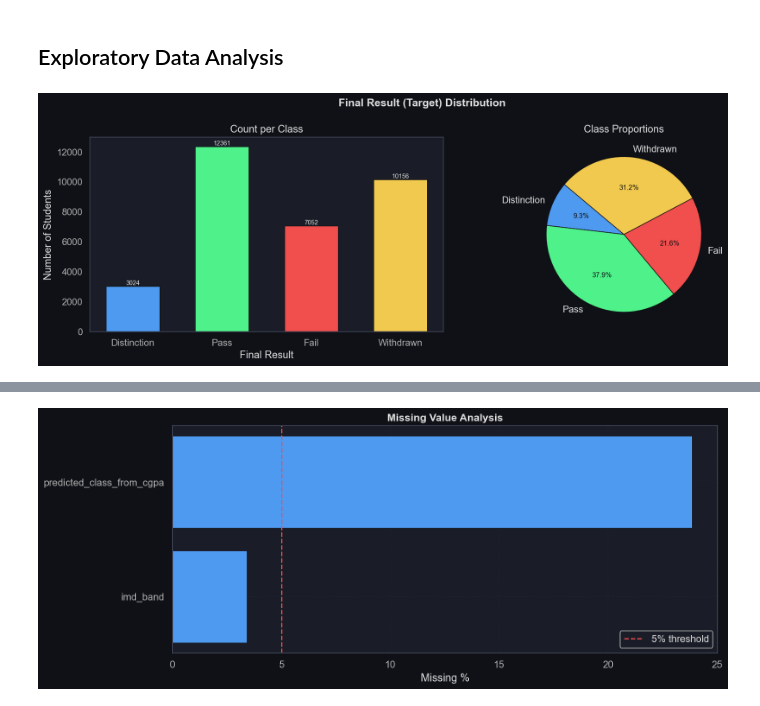
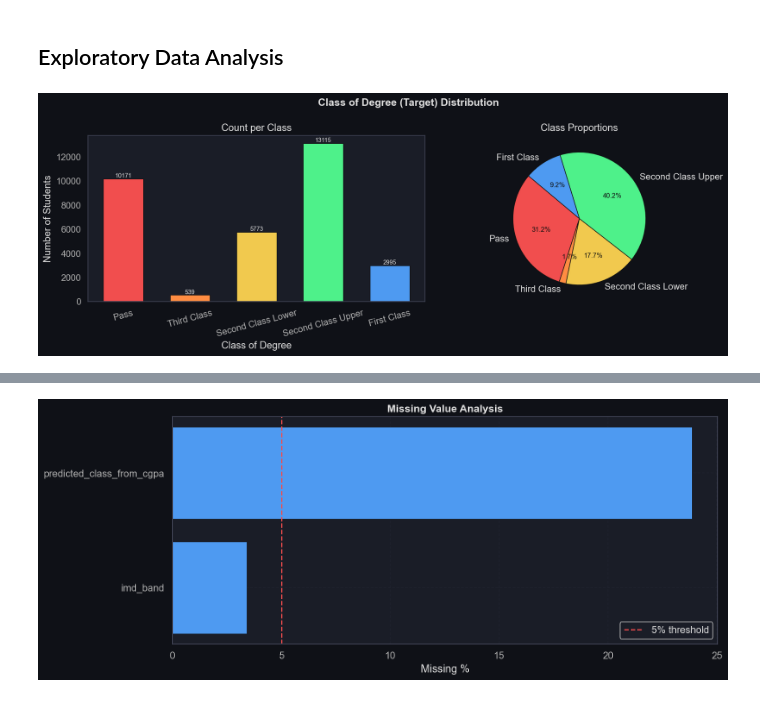
Before and after one commit to Gabriel-Yashim/Degree-Class-Prediction, a Jupyter notebook: implementation.ipynb, the cells around one changed output, grey strips where cells are left out. Saved outputs shown, nothing was run; the diff lists cells and outputs as text; code cells hidden in the pictures.

```diff
--- a/implementation.ipynb
+++ b/implementation.ipynb
@@ -449,8 +506,7 @@ demo_cols = KEY + [
     "is_repeat_student",
     "studied_credits",
     "disability",
-    "target",
-    "target_encoded",
+    "final_result",
 ]
 feat_df = si[demo_cols].copy()
 
@@ -461,7 +517,7 @@ for df_right in [
     tma_trend,
     tma_submit,
     exam_stats,
-    cgpa_base[KEY + ["cgpa_proxy", "predicted_class_from_cgpa"]],
+    cgpa_base[KEY + ["cgpa_proxy", "cgpa", "class_of_degree", "predicted_class_from_cgpa"]],
 ]:
     feat_df = feat_df.merge(df_right, on=KEY, how="left")
 
@@ -497,14 +553,21 @@ assess_fill_cols = [
     "late_submission_rate",
     "exam_score",
     "cgpa_proxy",
+    "cgpa",
 ]
 for c in assess_fill_cols:
     if c in feat_df.columns:
         feat_df[c].fillna(0, inplace=True)
 
+feat_df["class_of_degree"].fillna("Pass", inplace=True)
+
+degree_class_map = {
+    "Pass": 0, "Third Class": 1, "Second Class Lower": 2,
+    "Second Class Upper": 3, "First Class": 4,
+}
+feat_df["class_of_degree_encoded"] = feat_df["class_of_degree"].map(degree_class_map)
+
 print(f"\n  Merged feature matrix: {feat_df.shape}")
 print(f"  Remaining nulls      : {feat_df.isnull().sum().sum()}")
-print(
-    f"\n  Feature summary:\n{feat_df.describe().T[['mean','std','min','max']].round(2)}"
-)
+print(f"\n  Feature summary:\n{feat_df.describe().T[['mean','std','min','max']].round(2)}")
 # %% [output]
@@ -542,45 +605,32 @@ def label_bars(ax, fmt="{:.0f}", pad=3):
                 color="#e0e0e0",
             )
 # %%
-# Target class distribution
+# Target Class Distribution
 fig, axes = plt.subplots(1, 2, figsize=(14, 5))
-fig.suptitle(
-    "Final Result (Target) Distribution", fontsize=14, fontweight="bold"
-)
+fig.suptitle("Class of Degree (Target) Distribution", fontsize=14, fontweight="bold")
 
-counts = feat_df["target"].value_counts().reindex(TARGET_ORDER).dropna()
-colors = [TARGET_COLORS[c] for c in counts.index]
+counts = feat_df["class_of_degree"].value_counts().reindex(DEGREE_CLASSES).dropna()
+colors = [DEGREE_COLORS[c] for c in counts.index]
 
-axes[0].bar(
-    counts.index,
-    counts.values,
-    color=colors,
-    edgecolor="#111",
-    linewidth=0.6,
-    width=0.6,
-)
+axes[0].bar(counts.index, counts.values, color=colors, edgecolor="#111", linewidth=0.6, width=0.6)
 label_bars(axes[0])
 axes[0].set_title("Count per Class")
-axes[0].set_xlabel("Final Result")
+axes[0].set_xlabel("Class of Degree")
 axes[0].set_ylabel("Number of Students")
+axes[0].tick_params(axis="x", rotation=15)
 axes[0].grid(False)
 
-wedges, texts, autotexts = axes[1].pie(
-    counts.values,
-    labels=counts.index,
-    colors=colors,
-    autopct="%1.1f%%",
-    startangle=140,
-    wedgeprops={"edgecolor": "#111", "linewidth": 0.8},
-    textprops={"color": "#e0e0e0"},
-)
+wedges, texts, autotexts = axes[1].pie(counts.values, labels=counts.index, colors=colors,
+                                        autopct="%1.1f%%", startangle=140,
+                                        wedgeprops={"edgecolor": "#111", "linewidth": 0.8},
+                                        textprops={"color": "#e0e0e0"})
 for at in autotexts:
     at.set_fontsize(9)
     at.set_color("#111")
 axes[1].set_title("Class Proportions")
 
 plt.tight_layout()
 plt.savefig("1. target_distribution.png")
 plt.show()
 # %% [output]
-[figure, old version]
+[figure, new version]
```
Also changed, not shown: parts of 47 cells of this notebook, 7 other files.
